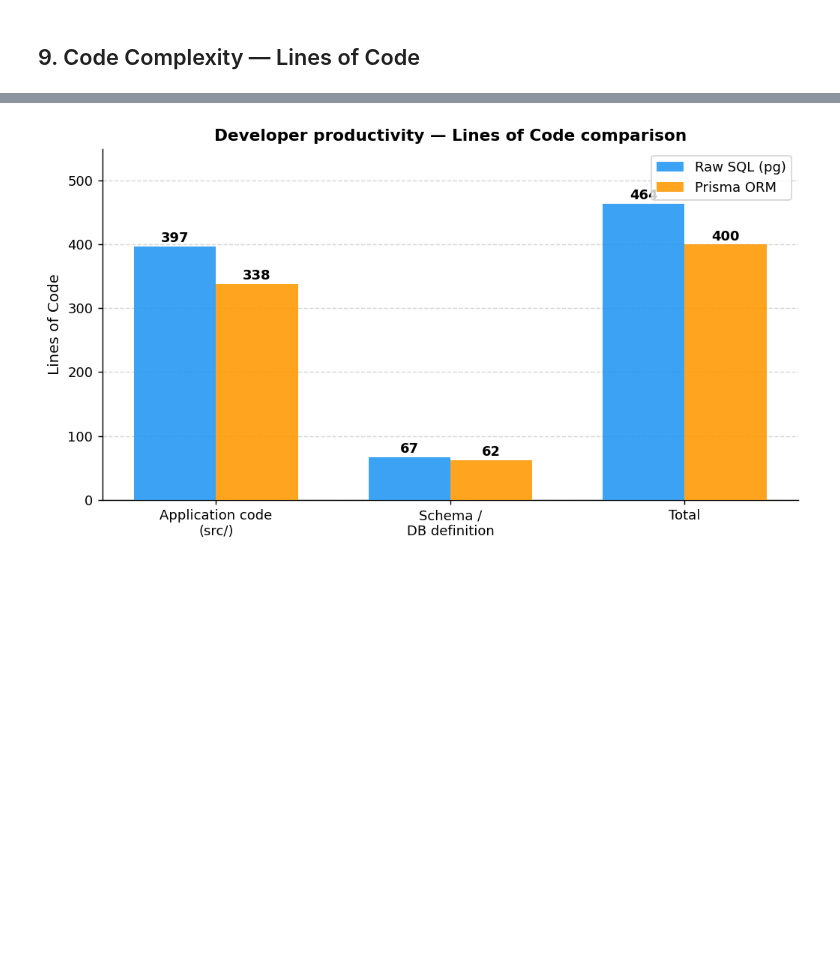
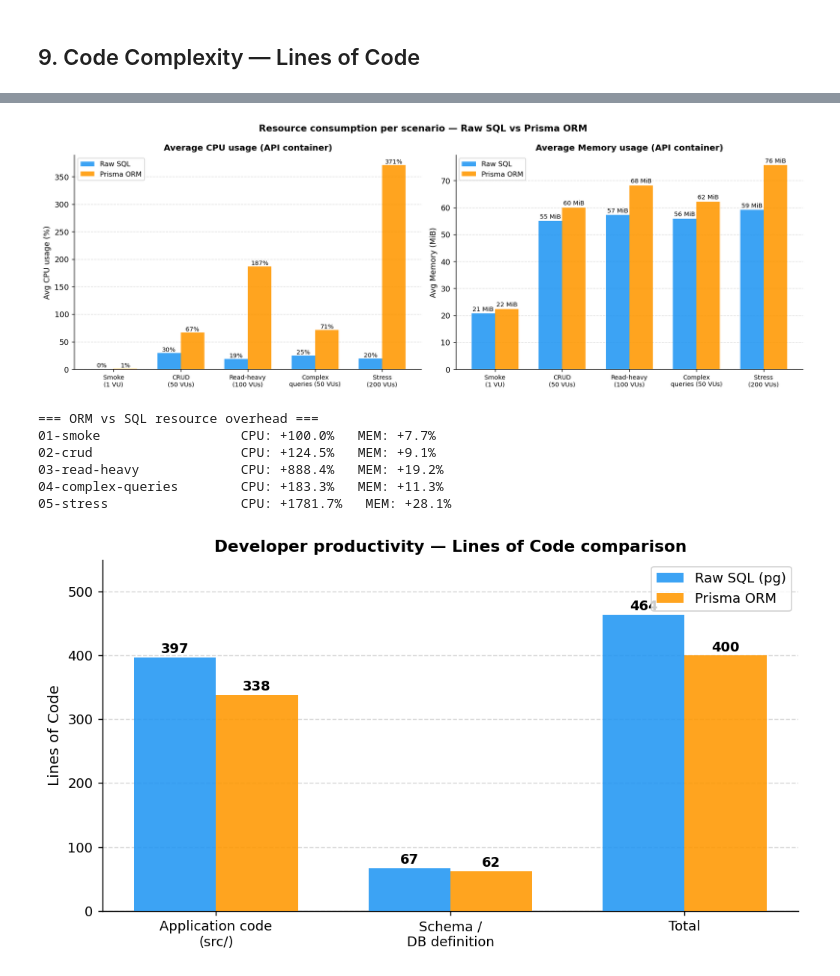
Before and after one commit to Nej-ma/orm-vs-sql-benchmark, a Jupyter notebook: analysis.ipynb, the cells around one changed output, grey strips where cells are left out. Saved outputs shown, nothing was run; the diff lists cells and outputs as text; code cells hidden in the pictures; blank space fills up the shorter version.

```diff
--- a/analysis.ipynb
+++ b/analysis.ipynb
@@ -458,3 +530,55 @@ This makes the two studies **complementary, not contradictory**:
+# %%
+fig, axes = plt.subplots(1, 2, figsize=(14, 5))
+xc = np.arange(len(scenarios))
+
+for ax_idx, metric, ylabel, title in [
+    (0, "cpu_avg", "Avg CPU usage (%)", "Average CPU usage (API container)"),
+    (1, "mem_avg", "Avg Memory (MiB)",  "Average Memory usage (API container)"),
+]:
+    ax = axes[ax_idx]
+    unit = "%" if ax_idx == 0 else " MiB"
+    for i, impl in enumerate(["sql", "orm"]):
+        sub  = stats_df[stats_df.impl == impl].set_index("scenario")
+        vals = [sub.loc[s, metric] if s in sub.index else 0 for s in scenarios]
+        bars = ax.bar(xc + i*0.35 - 0.175, vals, width=0.35,
+                      label="Raw SQL" if impl == "sql" else "Prisma ORM",
+                      color=COLORS[impl], alpha=0.88, zorder=3)
+        for bar, v in zip(bars, vals):
+            if v > 0:
+                ax.text(bar.get_x()+bar.get_width()/2, bar.get_height()+0.5,
+                        f"{v:.0f}{unit}", ha="center", va="bottom", fontsize=8)
+    ax.set_xticks(xc)
+    ax.set_xticklabels([SCENARIO_LABELS[s] for s in scenarios], fontsize=8)
+    ax.set_ylabel(ylabel, fontsize=10)
+    ax.set_title(title, fontsize=11, fontweight="bold")
+    ax.legend(fontsize=9)
+    ax.yaxis.grid(True, linestyle="--", alpha=0.4, zorder=0)
+
+plt.suptitle("Resource consumption per scenario — Raw SQL vs Prisma ORM",
+             fontsize=12, fontweight="bold")
+plt.tight_layout()
+plt.savefig(RUN_DIR / "chart_resources.png", dpi=150)
+plt.show()
+
+print("\n=== ORM vs SQL resource overhead ===")
+for scenario in scenarios:
+    s_row = stats_df[(stats_df.scenario == scenario) & (stats_df.impl == "sql")]
+    o_row = stats_df[(stats_df.scenario == scenario) & (stats_df.impl == "orm")]
+    if s_row.empty or o_row.empty:
+        continue
+    sc, oc = s_row.cpu_avg.values[0], o_row.cpu_avg.values[0]
+    sm, om = s_row.mem_avg.values[0], o_row.mem_avg.values[0]
+    cpu_d = (oc - sc) / sc * 100 if sc else 0
+    mem_d = (om - sm) / sm * 100 if sm else 0
+    print(f"{scenario:<25} CPU: {cpu_d:+.1f}%   MEM: {mem_d:+.1f}%")
+# %% [output]
+[figure, added]
+=== ORM vs SQL resource overhead ===
+01-smoke                  CPU: +100.0%   MEM: +7.7%
+02-crud                   CPU: +124.5%   MEM: +9.1%
+03-read-heavy             CPU: +888.4%   MEM: +19.2%
+04-complex-queries        CPU: +183.3%   MEM: +11.3%
+05-stress                 CPU: +1781.7%   MEM: +28.1%
 # %%
 loc_data = {
     "Component": ["Application code\n(src/)", "Schema /\nDB definition", "Total"],
```
Also changed, not shown: parts of 3 cells of this notebook, 13 other files.
